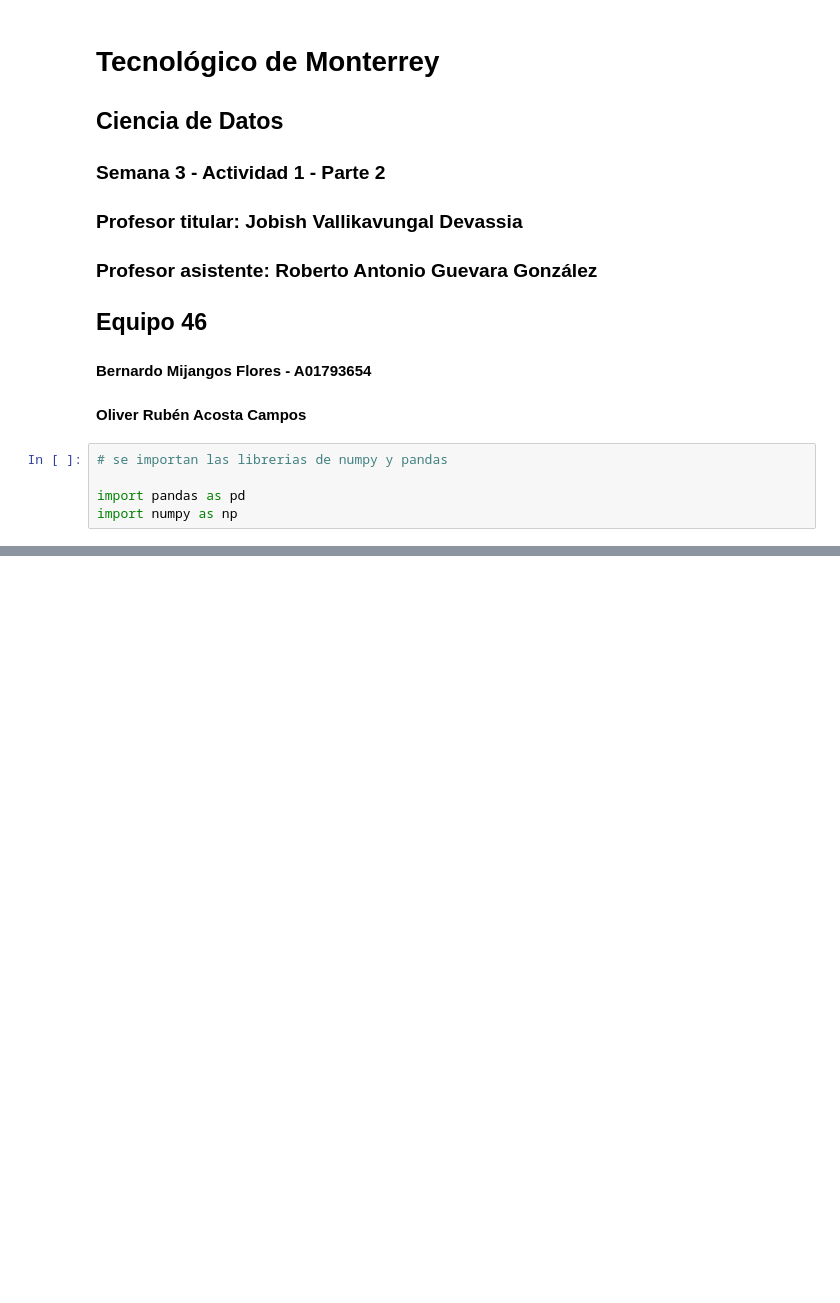
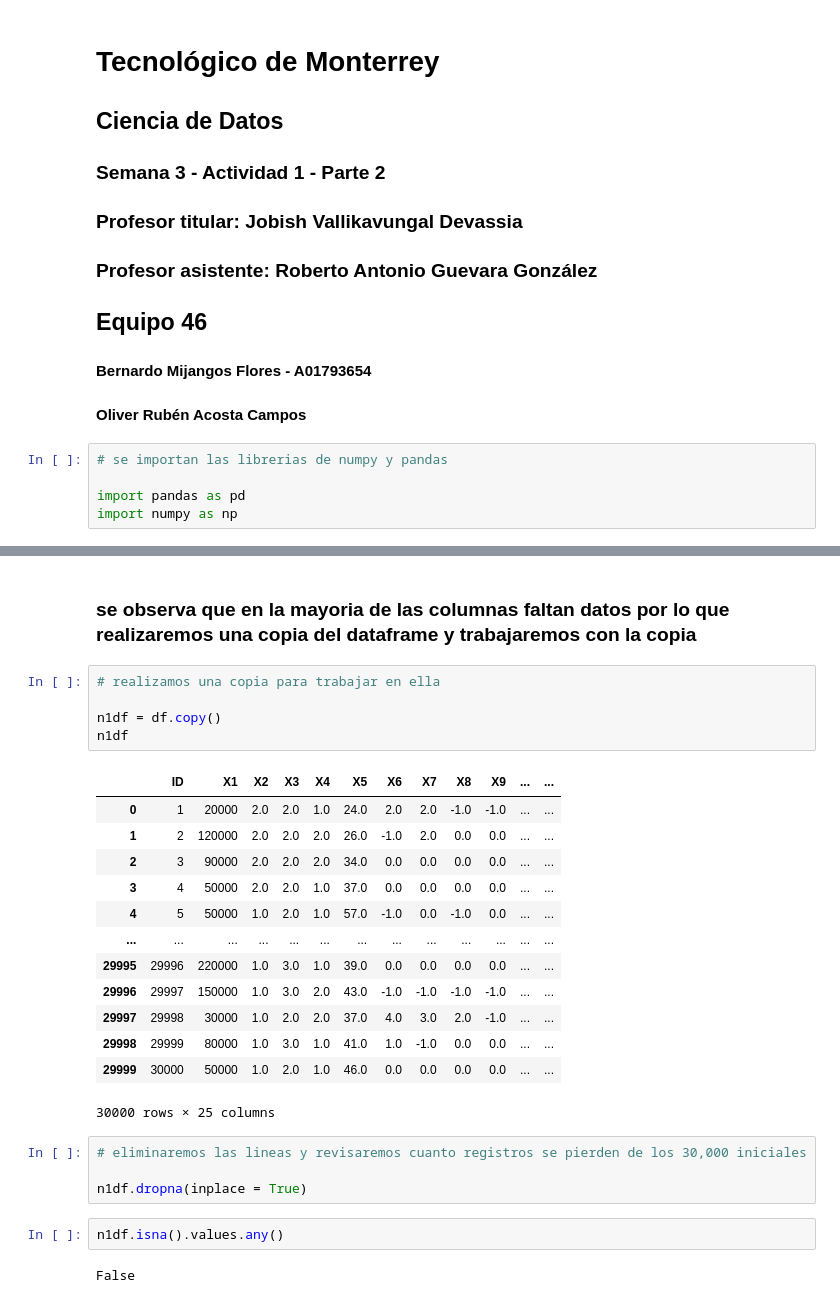
Before and after one commit to PosgradoMNA/actividades-del-projecto-equipo-46, a Jupyter notebook: Semana3_Actividad1_Parte2.ipynb, the cells around one changed output, grey strips where cells are left out. Drawn from its saved outputs; the diff is of its cells as text; blank space fills up the shorter version.

```diff
--- a/Semana3_Actividad1_Parte2.ipynb
+++ b/Semana3_Actividad1_Parte2.ipynb
@@ -34,0 +96,29 @@ data.head()
+# %% [markdown]
+### se observa que en la mayoria de las columnas faltan datos por lo que realizaremos una copia del dataframe y trabajaremos con la copia
+# %%
+# realizamos una copia para trabajar en ella
+
+n1df = df.copy()
+n1df
+# %% [output]
+|  | ID | X1 | X2 | X3 | X4 | X5 | X6 | X7 | X8 | X9 | ... | ... |
+| 0 | 1 | 20000 | 2.0 | 2.0 | 1.0 | 24.0 | 2.0 | 2.0 | -1.0 | -1.0 | ... | ... |
+| 1 | 2 | 120000 | 2.0 | 2.0 | 2.0 | 26.0 | -1.0 | 2.0 | 0.0 | 0.0 | ... | ... |
+| 2 | 3 | 90000 | 2.0 | 2.0 | 2.0 | 34.0 | 0.0 | 0.0 | 0.0 | 0.0 | ... | ... |
+| 3 | 4 | 50000 | 2.0 | 2.0 | 1.0 | 37.0 | 0.0 | 0.0 | 0.0 | 0.0 | ... | ... |
+| 4 | 5 | 50000 | 1.0 | 2.0 | 1.0 | 57.0 | -1.0 | 0.0 | -1.0 | 0.0 | ... | ... |
+| ... | ... | ... | ... | ... | ... | ... | ... | ... | ... | ... | ... | ... |
+| 29995 | 29996 | 220000 | 1.0 | 3.0 | 1.0 | 39.0 | 0.0 | 0.0 | 0.0 | 0.0 | ... | ... |
+| 29996 | 29997 | 150000 | 1.0 | 3.0 | 2.0 | 43.0 | -1.0 | -1.0 | -1.0 | -1.0 | ... | ... |
+| 29997 | 29998 | 30000 | 1.0 | 2.0 | 2.0 | 37.0 | 4.0 | 3.0 | 2.0 | -1.0 | ... | ... |
+| 29998 | 29999 | 80000 | 1.0 | 3.0 | 1.0 | 41.0 | 1.0 | -1.0 | 0.0 | 0.0 | ... | ... |
+| 29999 | 30000 | 50000 | 1.0 | 2.0 | 1.0 | 46.0 | 0.0 | 0.0 | 0.0 | 0.0 | ... | ... |
+30000 rows × 25 columns
+# %%
+# eliminaremos las lineas y revisaremos cuanto registros se pierden de los 30,000 iniciales
+
+n1df.dropna(inplace = True)
+# %%
+n1df.isna().values.any()
+# %% [output]
+False
```
Also changed, not shown: parts of 12 cells of this notebook.
